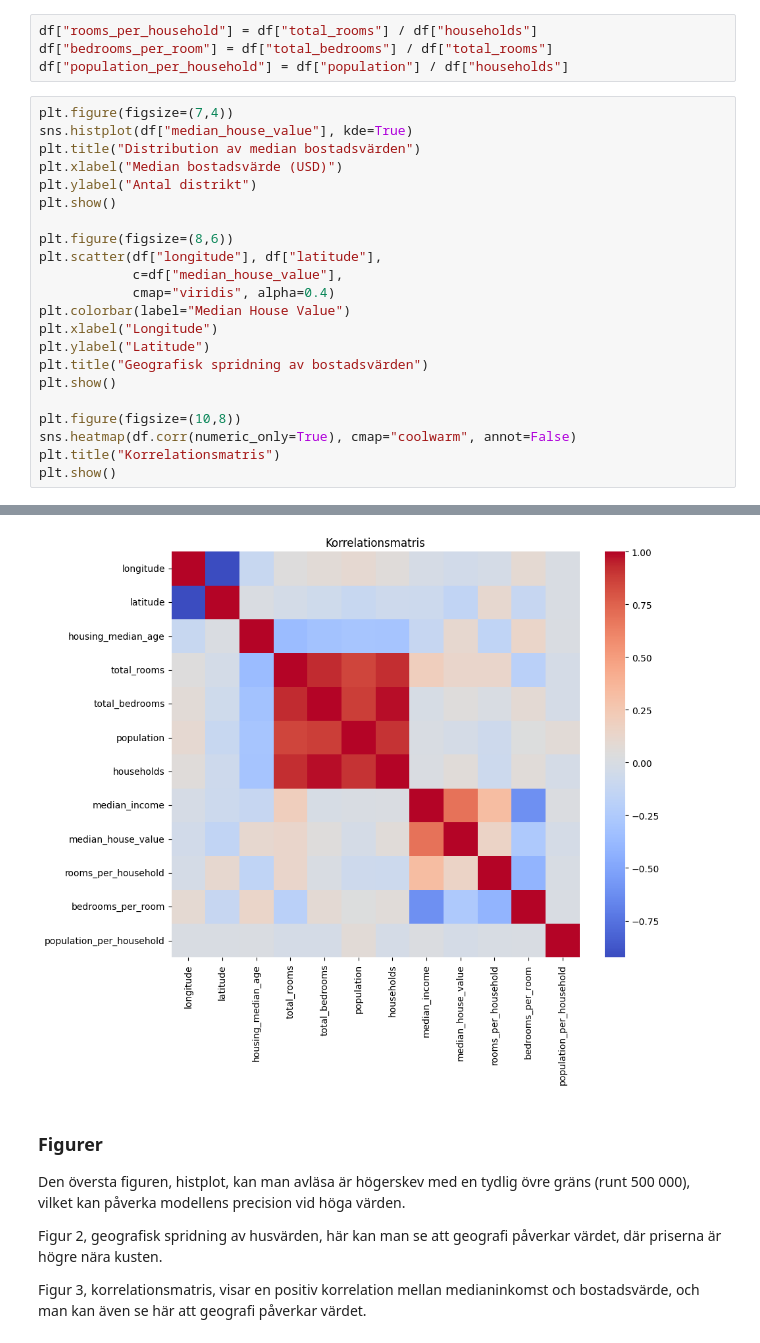
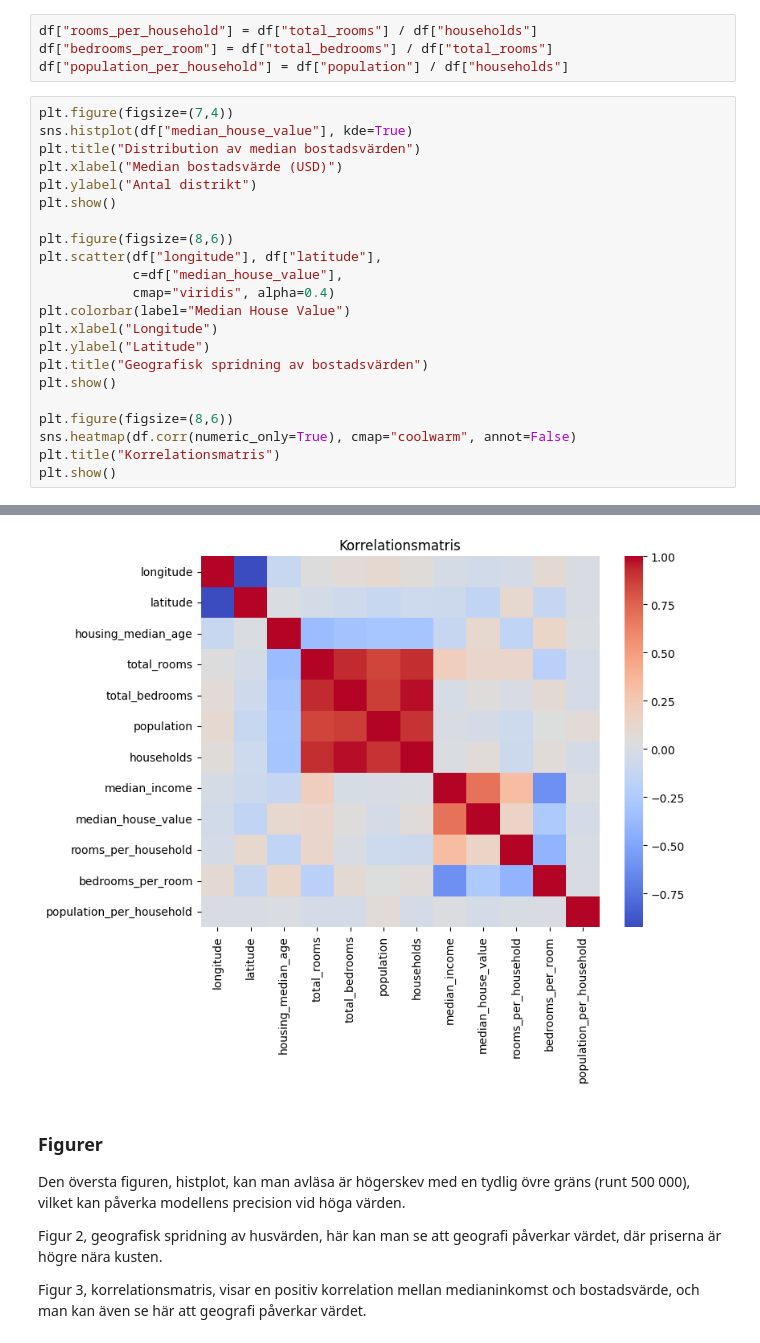
Before and after one commit to Cym3ra/ml_assignment1, a Jupyter notebook: housing_analysis.ipynb, the cells around one changed output, grey strips where cells are left out. Drawn from its saved outputs; the diff is of its cells as text.

```diff
--- a/housing_analysis.ipynb
+++ b/housing_analysis.ipynb
@@ -132,7 +147,7 @@ plt.ylabel("Latitude")
 plt.title("Geografisk spridning av bostadsvärden")
 plt.show()
 
-plt.figure(figsize=(10,8))
+plt.figure(figsize=(8,6))
 sns.heatmap(df.corr(numeric_only=True), cmap="coolwarm", annot=False)
 plt.title("Korrelationsmatris")
 plt.show()
@@ -142,4 +157,4 @@ plt.show()
-[figure, old version]
+[figure, new version]
 # %% [markdown]
 ### Figurer
 
```
Also changed, not shown: parts of 6 cells of this notebook.
